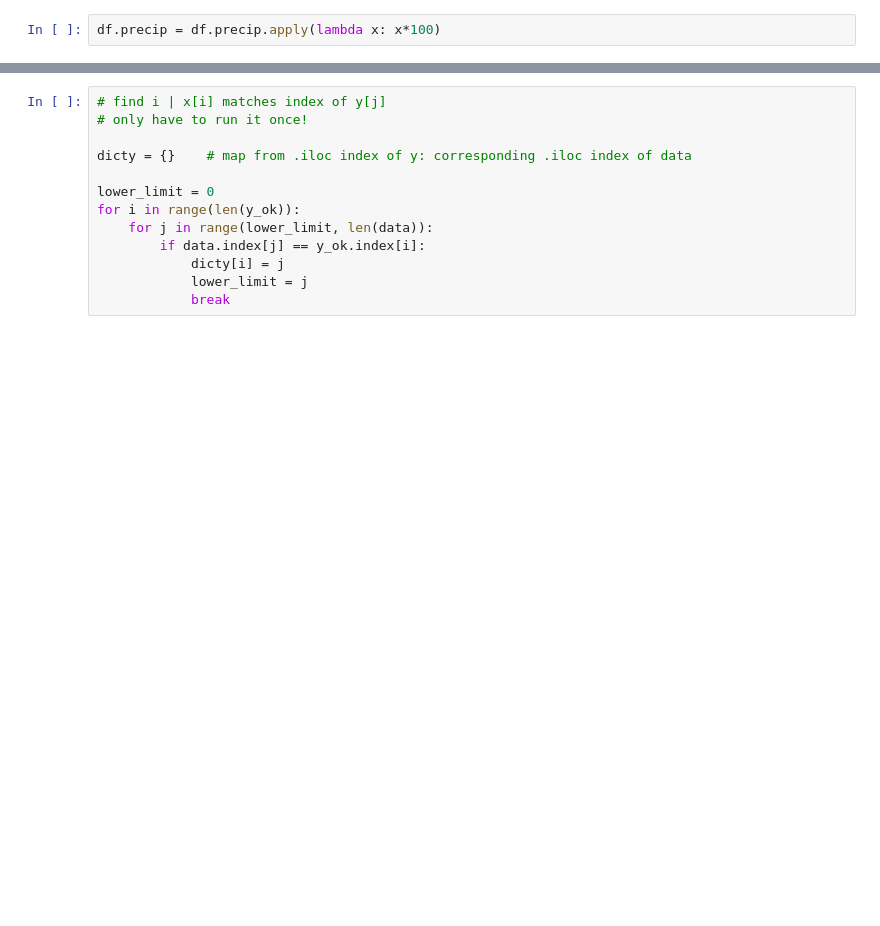
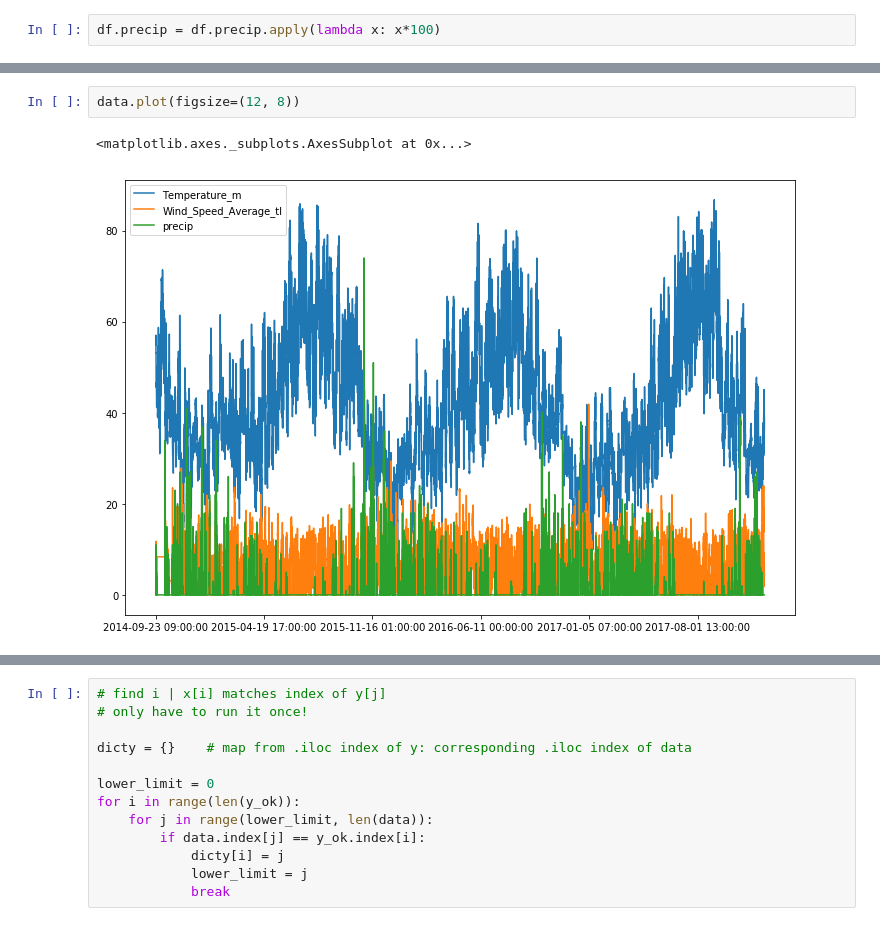
Before and after one commit to notsambeck/avalanche, a Jupyter notebook: eda-storm_slab-transform.ipynb, the cells around one changed output, grey strips where cells are left out. Drawn from its saved outputs; the diff is of its cells as text; blank space fills up the shorter version.

```diff
--- a/eda-storm_slab-transform.ipynb
+++ b/eda-storm_slab-transform.ipynb
@@ -107,3 +117,8 @@ data = df[cols]
+# %%
+data.plot(figsize=(12, 8))
+# %% [output]
+<matplotlib.axes._subplots.AxesSubplot at 0x...>
+[figure, added]
 # %%
 print(data.values.shape)
 print()
```
Also changed, not shown: parts of 28 cells of this notebook, 51 other files.
